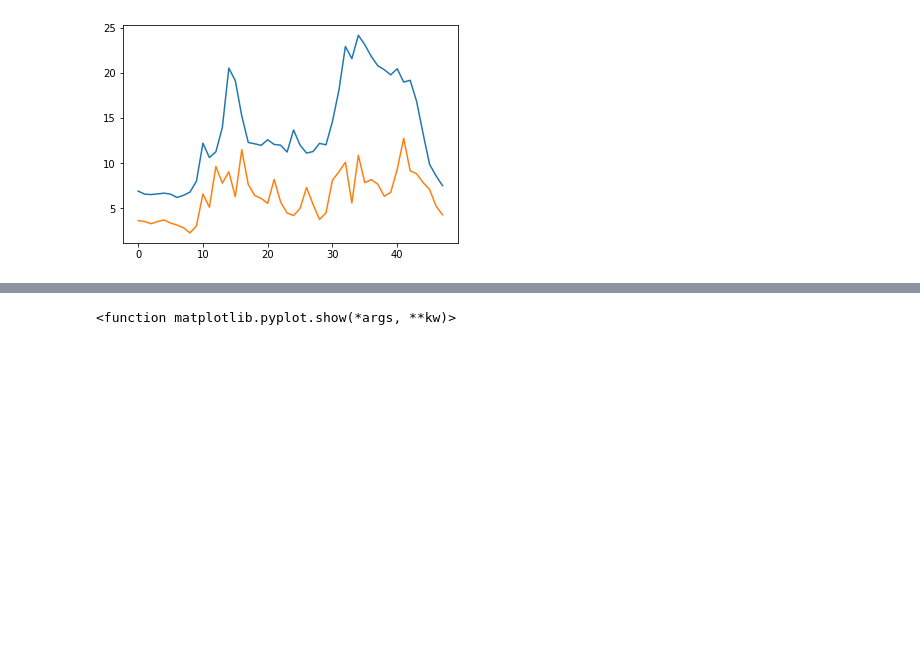
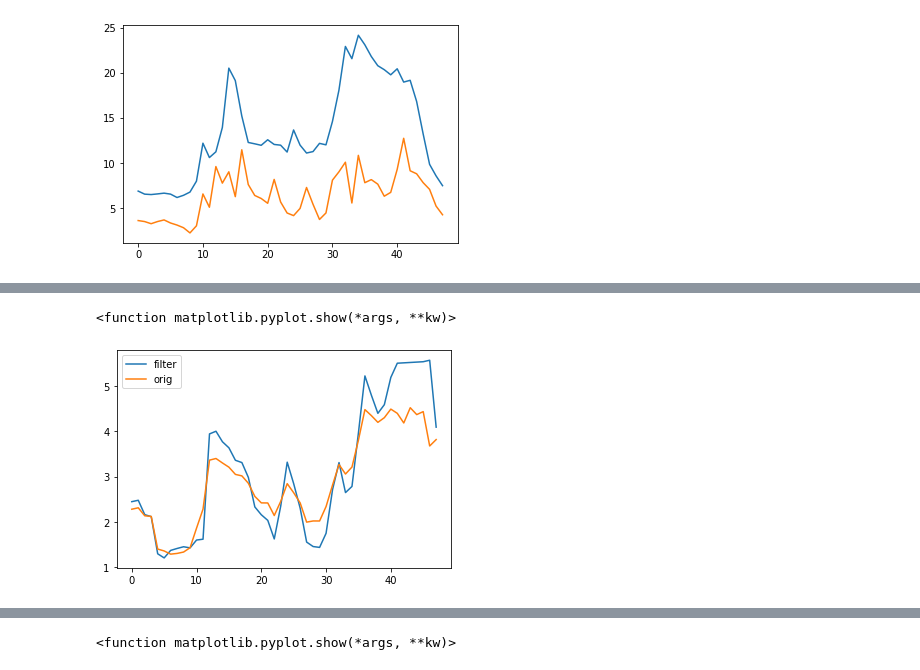
Before and after one commit to stait20/Code, a Jupyter notebook: PaperMethod.ipynb, the cells around one changed output, grey strips where cells are left out. Saved outputs shown, nothing was run; the diff lists cells and outputs as text; code cells hidden in the pictures; blank space fills up the shorter version.

```diff
--- a/PaperMethod.ipynb
+++ b/PaperMethod.ipynb
@@ -100,0 +122,9 @@ L_filter = np.array(day_F3)
+# %%
+y = list(range(48))
+plt.plot(y,forecast_F2[4][2], label="filter")
+plt.plot(y,forecast_data[4][2], label="orig")
+plt.legend()
+plt.show
+# %% [output]
+<function matplotlib.pyplot.show(*args, **kw)>
+[figure, added]
```
Also changed, not shown: parts of 11 cells of this notebook, 7 other files.
